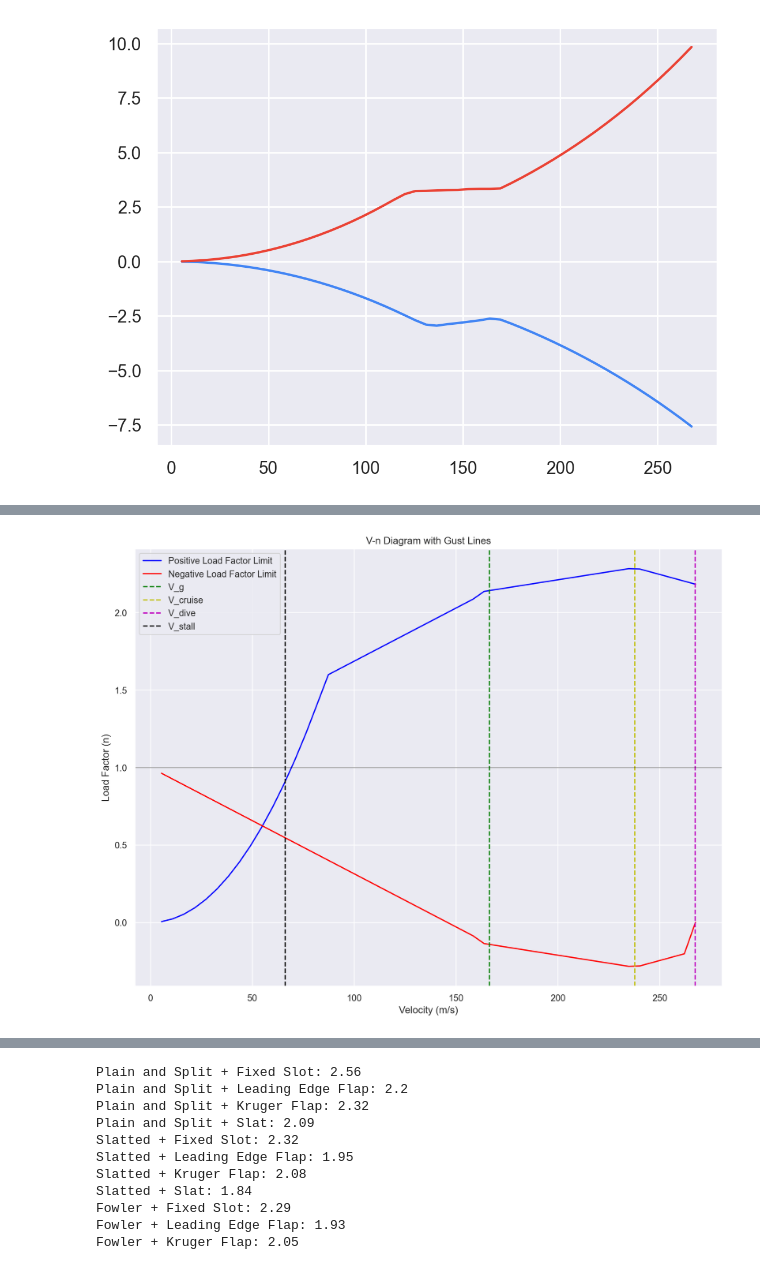
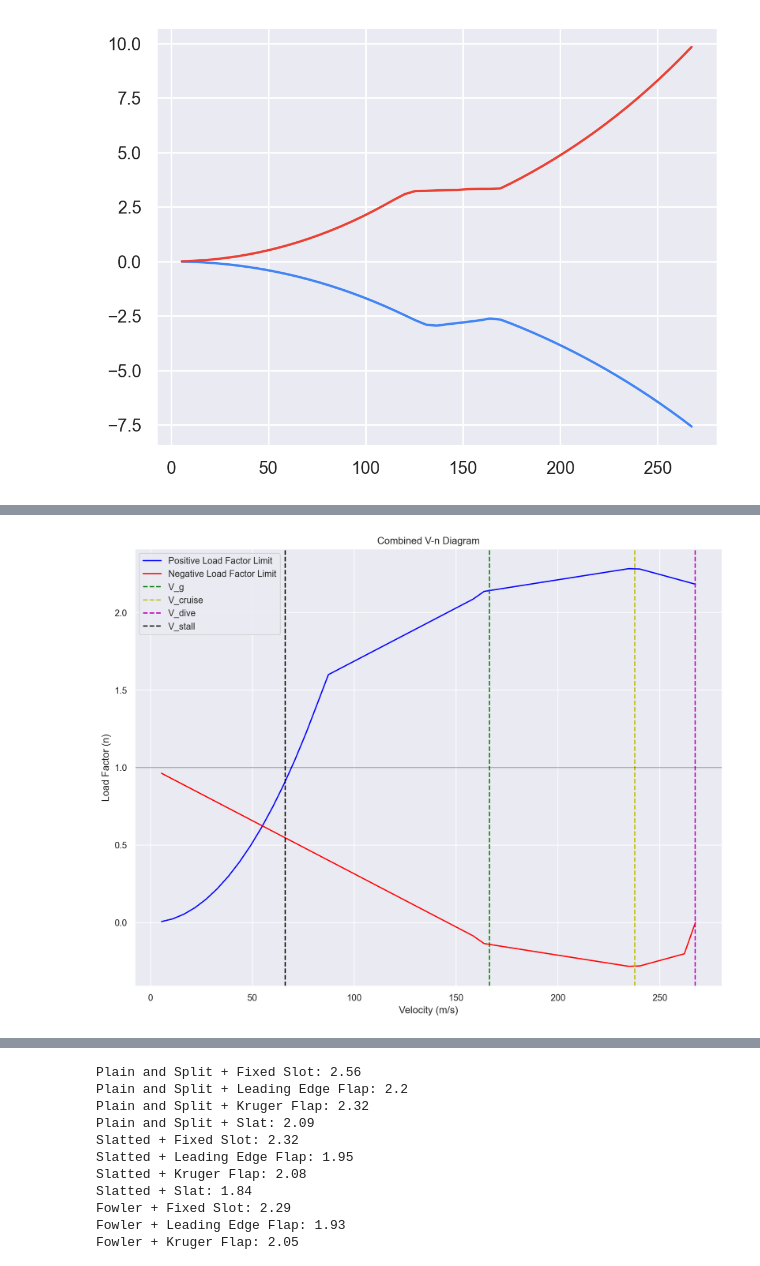
Before and after one commit to ezzatisawesome/ace-1, a Jupyter notebook: model.ipynb, the cells around one changed output, grey strips where cells are left out. Cells and saved outputs as stored; diff of their text form; code cells hidden in the pictures.

```diff
--- a/model.ipynb
+++ b/model.ipynb
@@ -615,24 +628,24 @@ plt.show()
 # %%
 # Combine the limits of the V-n diagram with the gust lines
 top_limit = np.minimum(lift_maxes, n_max)
 bottom_limit = np.maximum(np.minimum(lift_mins,0), n_min)
 
 plt.figure(figsize=(12.8, 9.6))
 plt.plot(speeds, top_limit, 'b-', label='Positive Load Factor Limit')
 plt.plot(speeds, bottom_limit, 'r-', label='Negative Load Factor Limit')
 plt.grid(True)
 plt.axvline(x=v_g, color='g', linestyle='--', label='V_g')
 plt.axvline(x=cruise_speed, color='y', linestyle='--', label='V_cruise')
 plt.axvline(x=v_dive, color='m', linestyle='--', label='V_dive')
 plt.axvline(x=v_stall, color='k', linestyle='--', label='V_stall')
 plt.axhline(y=1, color='k', linestyle='-', alpha=0.3)
 plt.xlabel('Velocity (m/s)')
 plt.ylabel('Load Factor (n)')
-plt.title('V-n Diagram with Gust Lines')
+plt.title('Combined V-n Diagram')
 plt.legend()
 plt.show()
 # %% [output]
-[figure, old version]
+[figure, new version]
 # %%
 # Calculate CL at a takeoff altitude
 takeoff_altitude = 2438.4  # [m] - example altitude
```
Also changed, not shown: parts of 5 cells of this notebook, 1 other file.
